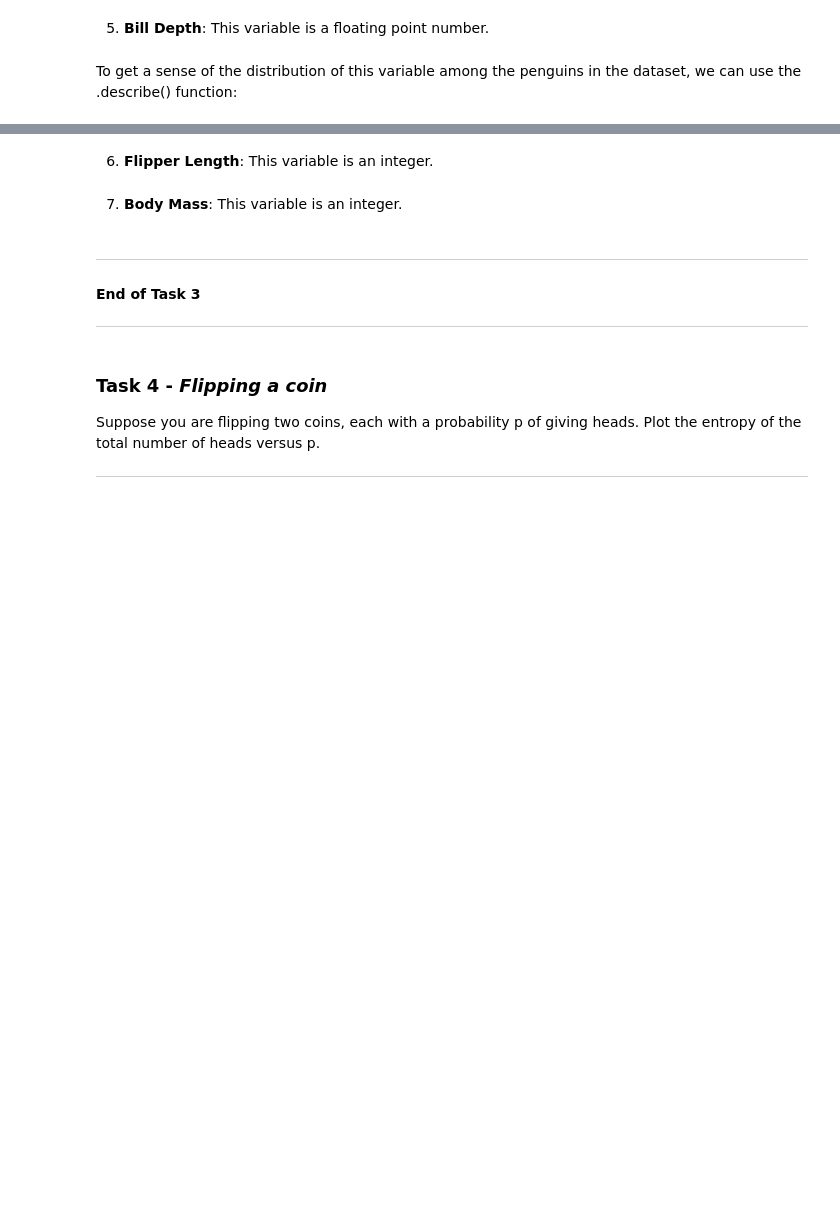
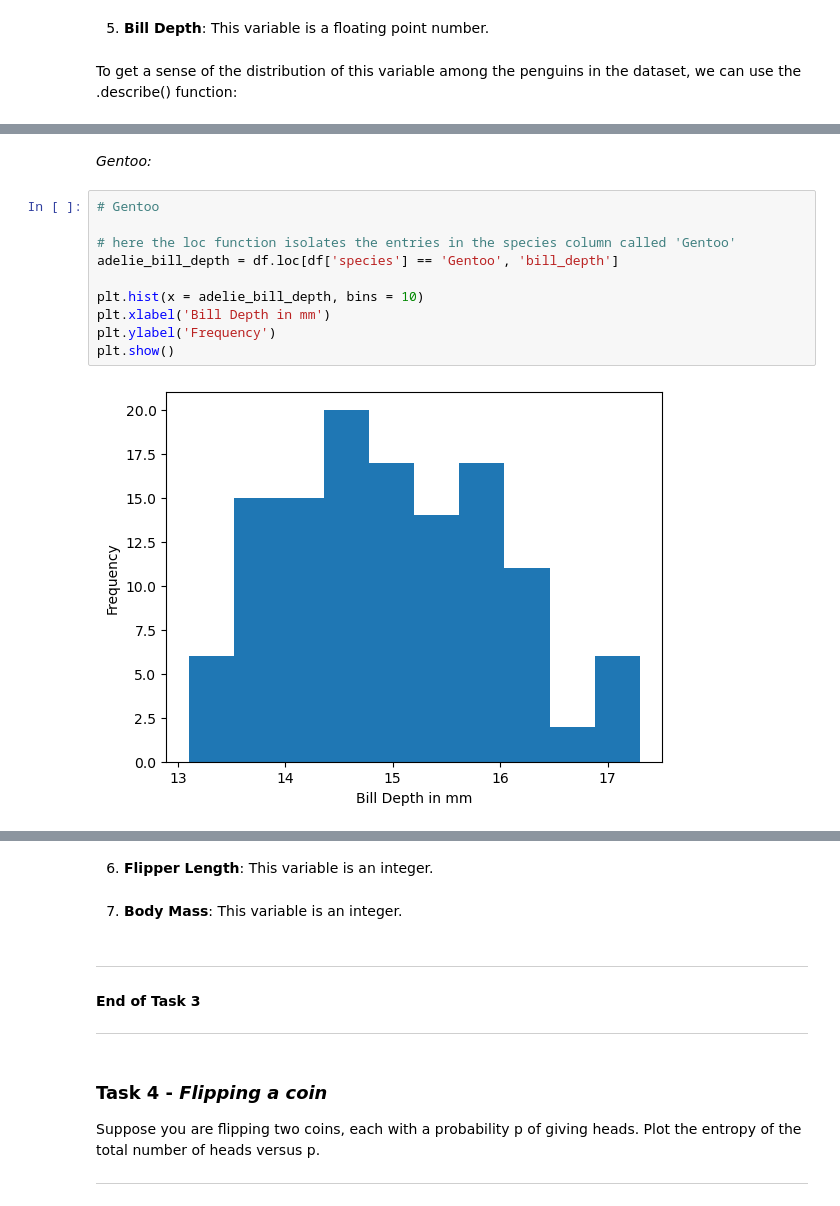
Before and after one commit to jmce22/fund_data, a Jupyter notebook: tasks.ipynb, the cells around one changed output, grey strips where cells are left out. Drawn from its saved outputs; the diff is of its cells as text; blank space fills up the shorter version.

```diff
--- a/tasks.ipynb
+++ b/tasks.ipynb
@@ -344,0 +451,14 @@ print(bill_depth_stats)
+# %% [markdown]
+*Gentoo:*
+# %%
+# Gentoo
+
+# here the loc function isolates the entries in the species column called 'Gentoo'
+adelie_bill_depth = df.loc[df['species'] == 'Gentoo', 'bill_depth']
+
+plt.hist(x = adelie_bill_depth, bins = 10)
+plt.xlabel('Bill Depth in mm')
+plt.ylabel('Frequency')
+plt.show()
+# %% [output]
+[figure, added]
```
Also changed, not shown: parts of 22 cells of this notebook.
